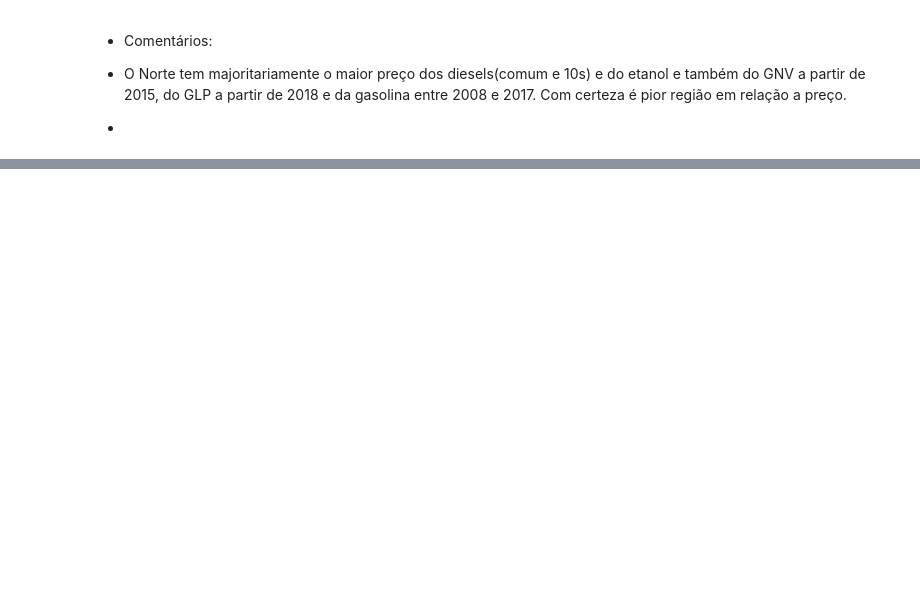
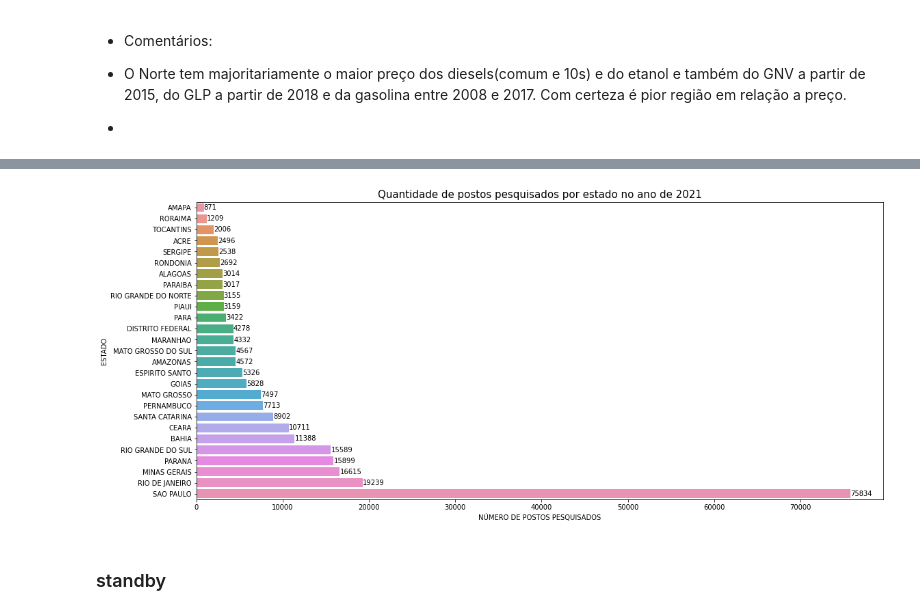
Before and after one commit to cruz-rodrigo/projeto4, a Jupyter notebook: projeto_4.ipynb, the cells around one changed output, grey strips where cells are left out. Saved outputs shown, nothing was run; the diff lists cells and outputs as text; code cells hidden in the pictures; blank space fills up the shorter version.

```diff
--- a/projeto_4.ipynb
+++ b/projeto_4.ipynb
@@ -147,0 +164,14 @@ Name: PREÇO MÉDIO REVENDA, dtype: float64
+# %%
+df_postos_2021 = df_gas.loc[df_gas['ANO']==2021]
+df_postos_2021 = df_postos_2021.pivot_table(index='ESTADO', values='NÚMERO DE POSTOS PESQUISADOS', aggfunc='sum')
+df_postos_2021 = df_postos_2021.sort_values(by='NÚMERO DE POSTOS PESQUISADOS')
+df_postos_2021.reset_index(inplace = True)
+# %%
+plt.figure(figsize=(18,8))
+plt.title('Quantidade de postos pesquisados por estado no ano de 2021', size=15)
+grafico_postos_2021 = sns.barplot(data = df_postos_2021, y ='ESTADO', x='NÚMERO DE POSTOS PESQUISADOS')
+grafico_postos_2021.bar_label(grafico_postos_2021.containers[0]);
+# %% [output]
+[figure, added]
+# %% [markdown]
+### standby
```
Also changed, not shown: parts of 16 cells of this notebook.
